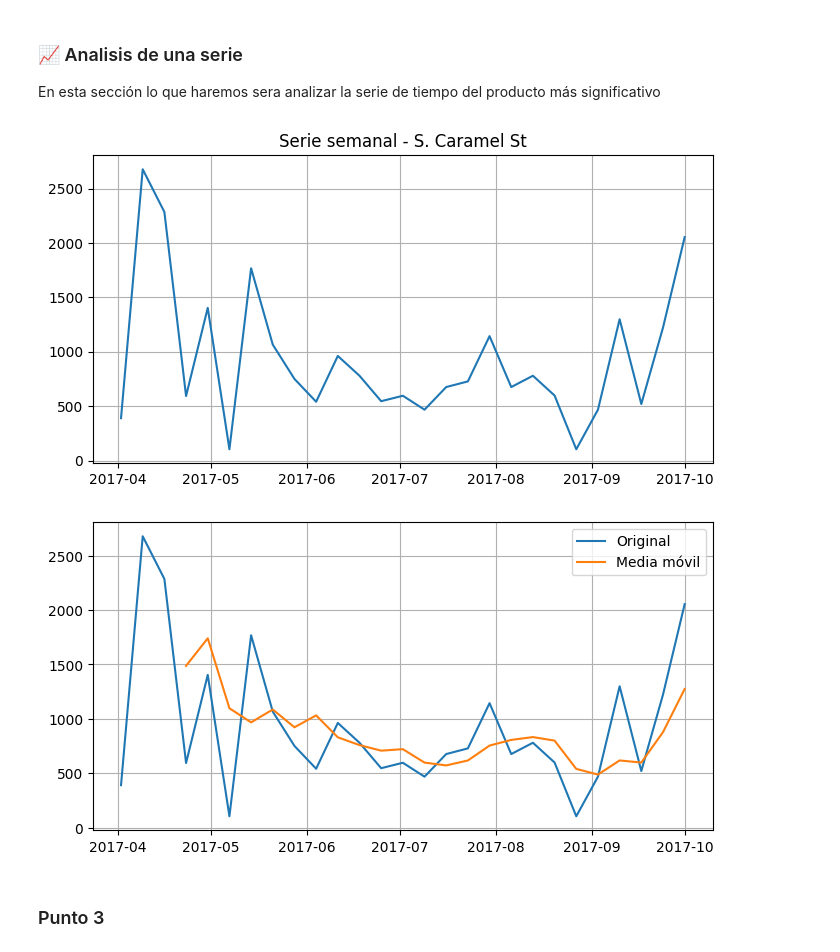
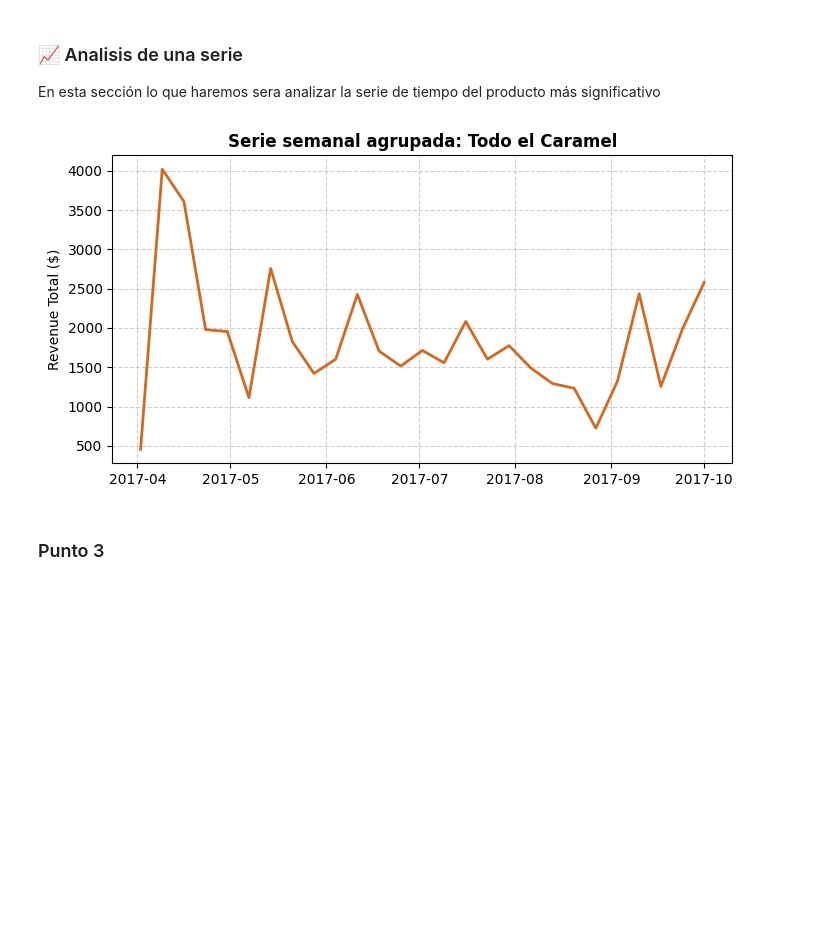
Before and after one commit to Manuel-Carreno/forecasting-parcial, a Jupyter notebook: 02_Parcial_Forecasting_(grupo).ipynb, the cells around one changed output. Saved outputs shown, nothing was run; the diff lists cells and outputs as text; code cells hidden in the pictures; blank space fills up the shorter version.

```diff
--- a/02_Parcial_Forecasting_(grupo).ipynb
+++ b/02_Parcial_Forecasting_(grupo).ipynb
@@ -503,24 +503,4 @@ Primero identificamos los productos que mas se venden por categoria (estudiante,
 # %%
-def categorizar(producto):
-    p = str(producto).strip()
-    if p.endswith('Staff'):
-        return 'Staff'
-    elif p.endswith(' St') or p.endswith(' ST'):
-        return 'Student'
-    else:
-        return 'Tourists'
-
-data['Categoria'] = data['Product'].apply(categorizar)
-
-# Top 3 por categoría
-top3_categoria = (data
-    .groupby(['Categoria', 'Product'])['Revenue']
-    .sum()
-    .reset_index()
-    .sort_values(['Categoria', 'Revenue'], ascending=[True, False])
-    .groupby('Categoria')
-    .head(3)
-)
-
-print(top3_categoria.to_string(index=False))
+top_productos = (data.groupby('Product')['Revenue'].sum().sort_values(ascending=False))
+print(top_productos.head(10))
 # %% [output]
@@ -703,24 +612,19 @@ pd.DataFrame(resultados).set_index('Producto')
 ### 📈 Analisis de una serie
 En esta sección lo que haremos sera analizar la serie de tiempo del producto más significativo
 # %%
-serie_analizar = df_eval['S. Caramel St']
+# Agrupamos todas las variantes de Caramel (St, Staff, etc.) en una sola serie
+df_caramel = data[data['Product'].str.contains('Caramel', case=False, na=False)].copy()
+serie_analizar = df_caramel.resample('W-SUN', on='Date_clean')['Revenue'].sum().fillna(0)
 
+# Gráfica de la serie agrupada
 plt.figure(figsize=(8,4))
-plt.plot(serie_analizar)
-plt.title("Serie semanal - S. Caramel St")
-plt.grid()
+plt.plot(serie_analizar, color='chocolate', linewidth=2)
+plt.title("Serie semanal agrupada: Todo el Caramel", fontweight='bold')
+plt.ylabel("Revenue Total ($)")
+plt.grid(True, linestyle='--', alpha=0.6)
 plt.show()
-
-# tendencia
-plt.figure(figsize=(8,4))
-plt.plot(serie_analizar, label='Original')
-plt.plot(serie_analizar.rolling(4).mean(), label='Media móvil')
-plt.legend()
-plt.grid()
-plt.show()
 # %% [output]
-[figure, old version]
+[figure, new version]
-[figure, removed]
 # %% [markdown]
 ### Punto 3
 # %%
```
Also changed, not shown: parts of 7 cells of this notebook, 1 other file.
